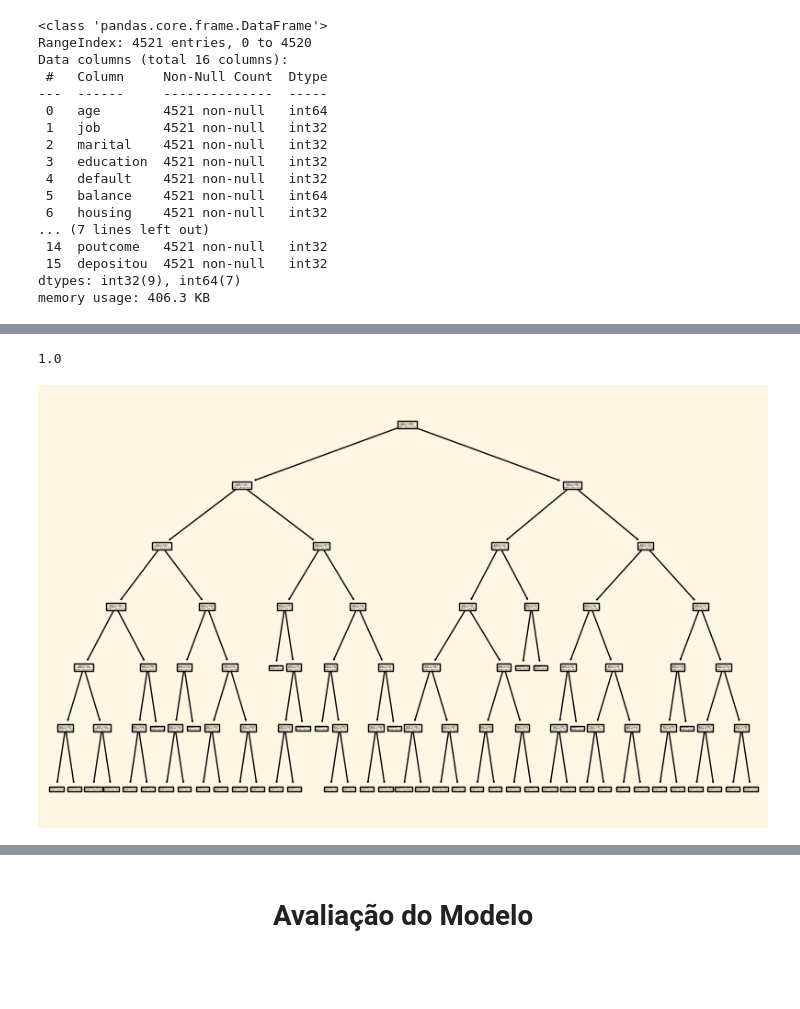
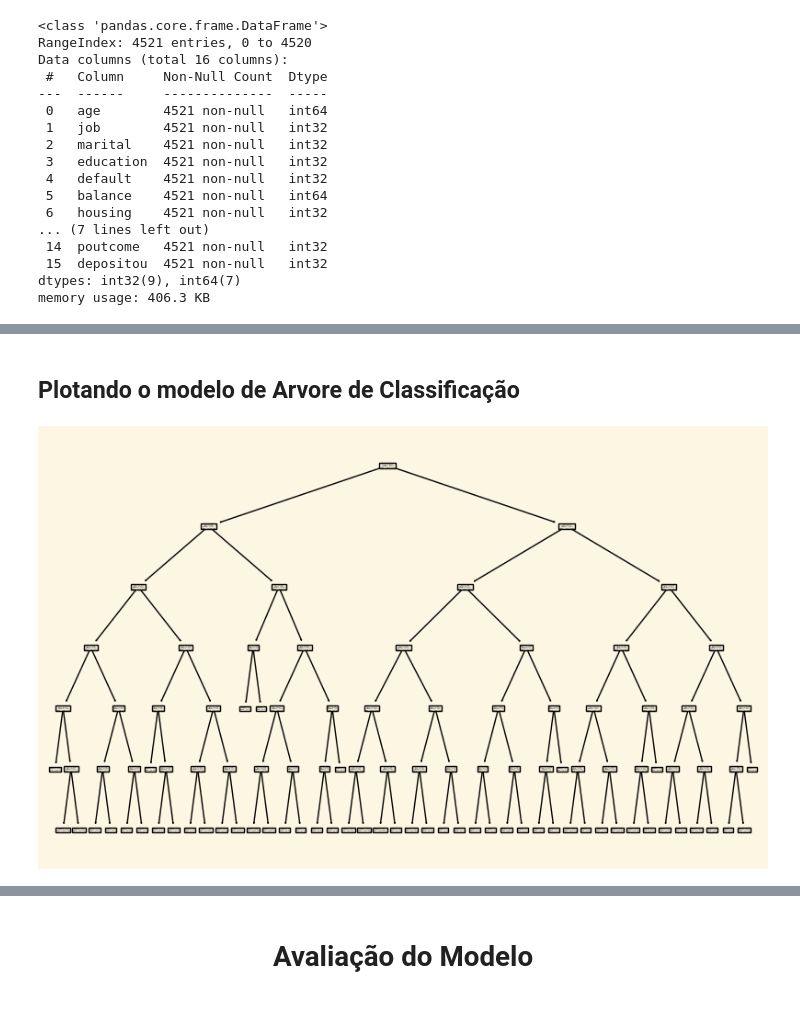
Before and after one commit to felipefagion/bank_machine_learning, a Jupyter notebook: ProjetoMl.ipynb, the cells around one changed output, grey strips where cells are left out. Saved outputs shown, nothing was run; the diff lists cells and outputs as text; code cells hidden in the pictures; blank space fills up the shorter version.

```diff
--- a/ProjetoMl.ipynb
+++ b/ProjetoMl.ipynb
@@ -540,25 +586,29 @@ X_train, X_test, y_train, y_test = train_test_split(X, y,test_size=0.33)
+# %% [markdown]
+## Plotando o modelo de Arvore de Classificação
 # %%
 #importando a biblioteca da nossa arvore
 from sklearn import tree
 
+#Fracionando os dados para teste e treino
+X_train, X_test, y_train, y_test = train_test_split(X_res, y_res, test_size=0.3)
 #Criando uma instância do classificador de árvore de decisão .
 clf = tree.DecisionTreeClassifier()
 
 #Treinando o modelo com os dados de treinamento (X_train e y_train).
 clf=clf.fit(X_train, y_train)
+
 #Calculando a precisão do modelo nos dados de treinamento.
 clf.score(X_train, y_train)
+
+clf = DecisionTreeClassifier( criterion="gini", max_depth=6)
+clf.fit(X_train, y_train)
+
+#Modelo da arvore
+plt.figure(figsize=(10,6))
+tree.plot_tree(clf)
+plt.show()
 # %% [output]
-1.0
+[figure, added]
-# %%
-clf = DecisionTreeClassifier( criterion="gini", max_depth=6)
-clf.fit(X_train, y_train)
-#Modelo da arvore
-plt.figure(figsize=(10,6))
-tree.plot_tree(clf)
-plt.show()
-# %% [output]
-[figure, removed]
 # %%
 y_pred=clf.predict(X_test)
 
```
Also changed, not shown: parts of 20 cells of this notebook.
